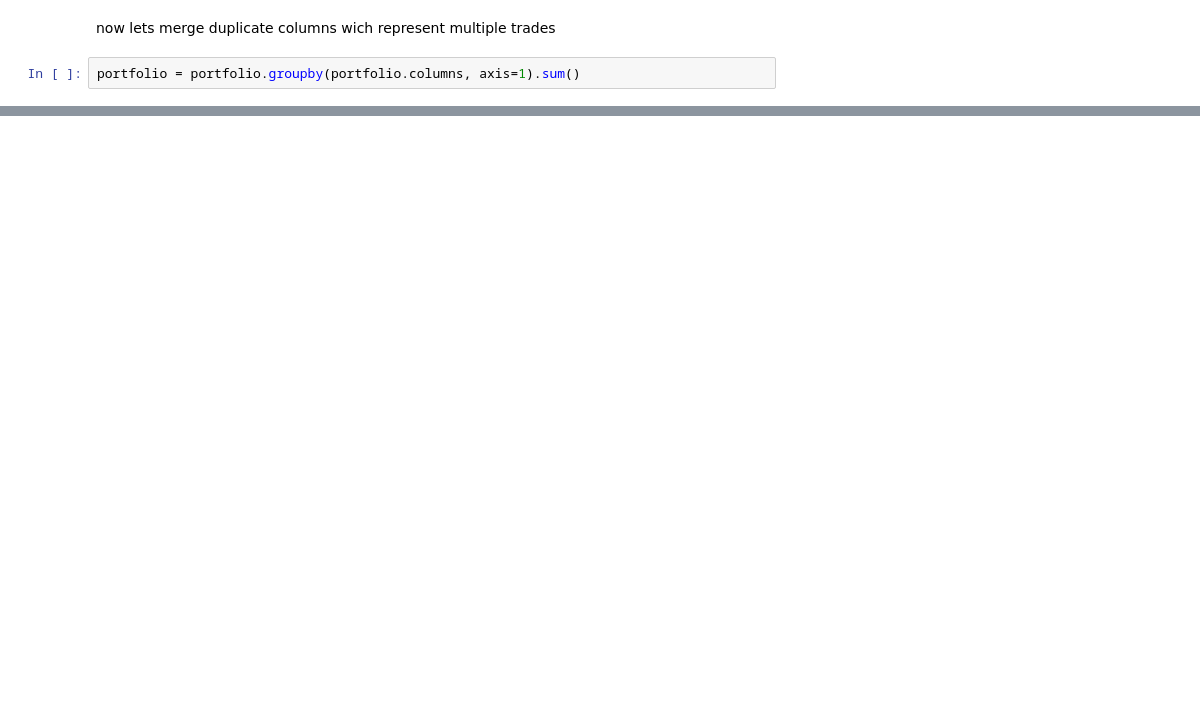
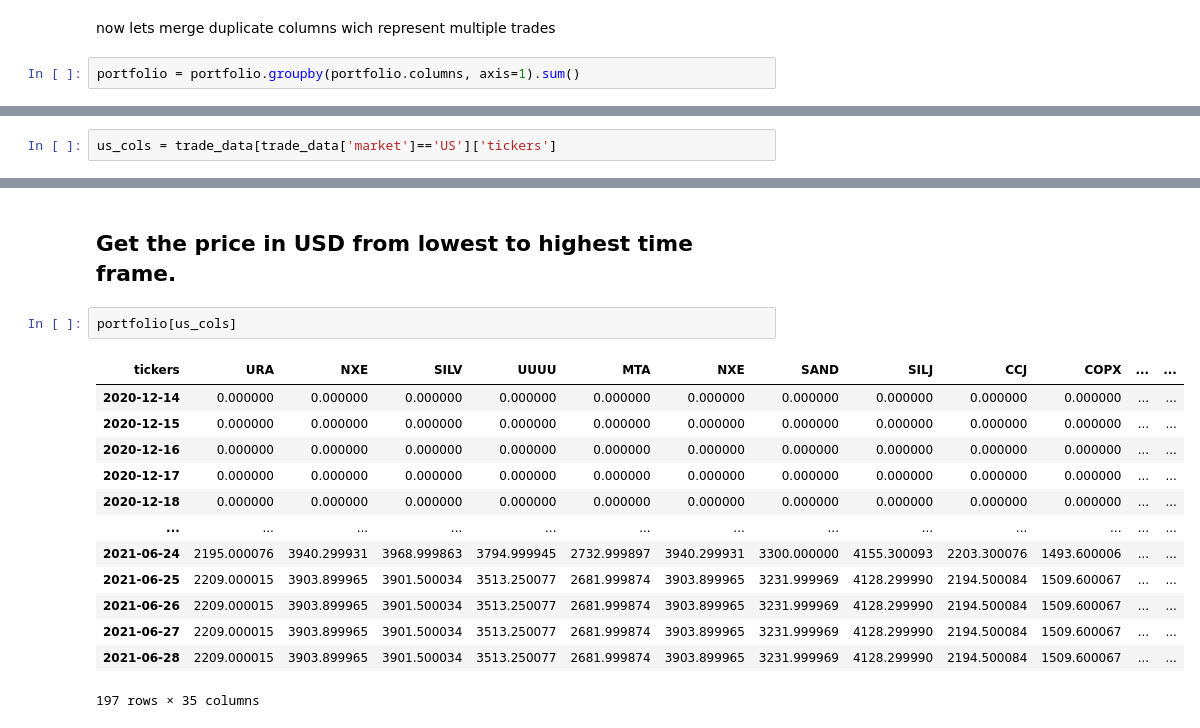
Before and after one commit to marrabld/portfolio_tracker, a Jupyter notebook: update_portfolio.ipynb, the cells around one changed output, grey strips where cells are left out. Drawn from its saved outputs; the diff is of its cells as text; blank space fills up the shorter version.

```diff
--- a/update_portfolio.ipynb
+++ b/update_portfolio.ipynb
@@ -128,0 +172,2 @@ portfolio = portfolio.groupby(portfolio.columns, axis=1).sum()
+# %%
+us_cols = trade_data[trade_data['market']=='US']['tickers']
@@ -129,3 +194,21 @@ portfolio = portfolio.groupby(portfolio.columns, axis=1).sum()
+# %% [markdown]
+## Get the price in USD from lowest to highest time frame.
+# %%
+portfolio[us_cols]
+# %% [output]
+| tickers | URA | NXE | SILV | UUUU | MTA | NXE | SAND | SILJ | CCJ | COPX | ... | ... |
+| 2020-12-14 | 0.000000 | 0.000000 | 0.000000 | 0.000000 | 0.000000 | 0.000000 | 0.000000 | 0.000000 | 0.000000 | 0.000000 | ... | ... |
+| 2020-12-15 | 0.000000 | 0.000000 | 0.000000 | 0.000000 | 0.000000 | 0.000000 | 0.000000 | 0.000000 | 0.000000 | 0.000000 | ... | ... |
+| 2020-12-16 | 0.000000 | 0.000000 | 0.000000 | 0.000000 | 0.000000 | 0.000000 | 0.000000 | 0.000000 | 0.000000 | 0.000000 | ... | ... |
+| 2020-12-17 | 0.000000 | 0.000000 | 0.000000 | 0.000000 | 0.000000 | 0.000000 | 0.000000 | 0.000000 | 0.000000 | 0.000000 | ... | ... |
+| 2020-12-18 | 0.000000 | 0.000000 | 0.000000 | 0.000000 | 0.000000 | 0.000000 | 0.000000 | 0.000000 | 0.000000 | 0.000000 | ... | ... |
+| ... | ... | ... | ... | ... | ... | ... | ... | ... | ... | ... | ... | ... |
+| 2021-06-24 | 2195.000076 | 3940.299931 | 3968.999863 | 3794.999945 | 2732.999897 | 3940.299931 | 3300.000000 | 4155.300093 | 2203.300076 | 1493.600006 | ... | ... |
+| 2021-06-25 | 2209.000015 | 3903.899965 | 3901.500034 | 3513.250077 | 2681.999874 | 3903.899965 | 3231.999969 | 4128.299990 | 2194.500084 | 1509.600067 | ... | ... |
+| 2021-06-26 | 2209.000015 | 3903.899965 | 3901.500034 | 3513.250077 | 2681.999874 | 3903.899965 | 3231.999969 | 4128.299990 | 2194.500084 | 1509.600067 | ... | ... |
+| 2021-06-27 | 2209.000015 | 3903.899965 | 3901.500034 | 3513.250077 | 2681.999874 | 3903.899965 | 3231.999969 | 4128.299990 | 2194.500084 | 1509.600067 | ... | ... |
+| 2021-06-28 | 2209.000015 | 3903.899965 | 3901.500034 | 3513.250077 | 2681.999874 | 3903.899965 | 3231.999969 | 4128.299990 | 2194.500084 | 1509.600067 | ... | ... |
+197 rows × 35 columns
 # %%
 import plotly.express as px
 
```
Also changed, not shown: parts of 26 cells of this notebook.
